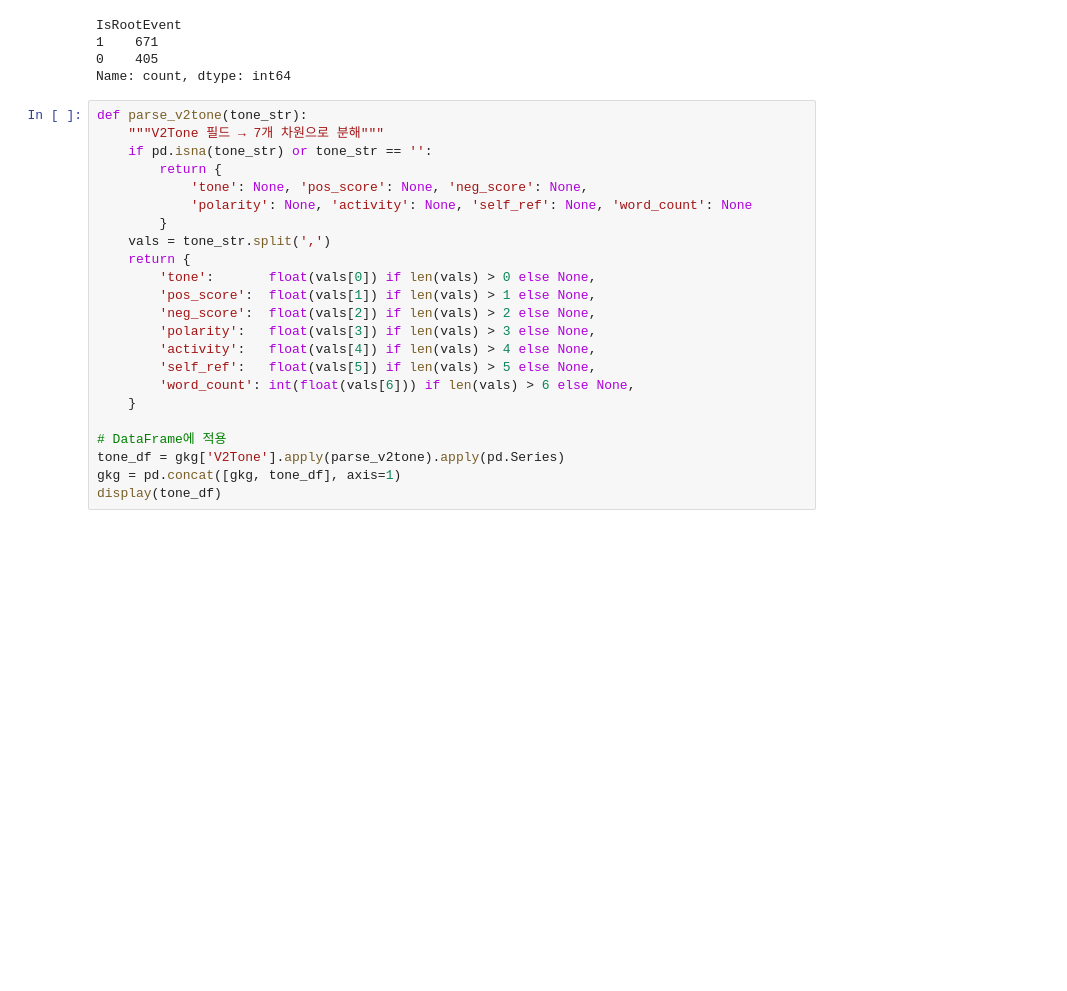
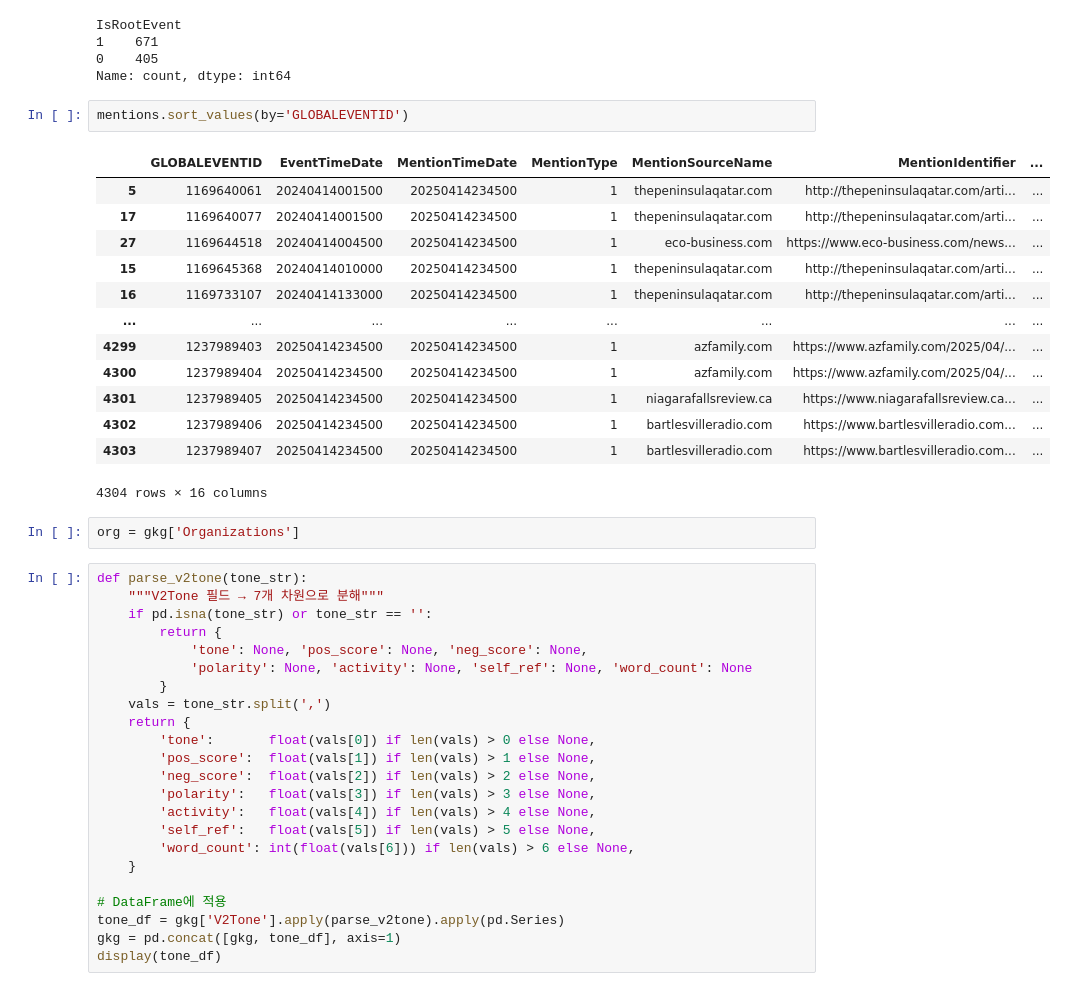
Before and after one commit to sybeom528/finance_project, a Jupyter notebook: 김윤서/news_data.ipynb, the cells around one changed output. Drawn from its saved outputs; the diff is of its cells as text; blank space fills up the shorter version.

```diff
--- a/김윤서/news_data.ipynb
+++ b/김윤서/news_data.ipynb
@@ -422,6 +419,24 @@ IsRootEvent
 1    671
 0    405
 Name: count, dtype: int64
+# %%
+mentions.sort_values(by='GLOBALEVENTID')
+# %% [output]
+|  | GLOBALEVENTID | EventTimeDate | MentionTimeDate | MentionType | MentionSourceName | MentionIdentifier | ... |
+| 5 | 1169640061 | 20240414001500 | 20250414234500 | 1 | thepeninsulaqatar.com | http://thepeninsulaqatar.com/arti... | ... |
+| 17 | 1169640077 | 20240414001500 | 20250414234500 | 1 | thepeninsulaqatar.com | http://thepeninsulaqatar.com/arti... | ... |
+| 27 | 1169644518 | 20240414004500 | 20250414234500 | 1 | eco-business.com | https://www.eco-business.com/news... | ... |
+| 15 | 1169645368 | 20240414010000 | 20250414234500 | 1 | thepeninsulaqatar.com | http://thepeninsulaqatar.com/arti... | ... |
+| 16 | 1169733107 | 20240414133000 | 20250414234500 | 1 | thepeninsulaqatar.com | http://thepeninsulaqatar.com/arti... | ... |
+| ... | ... | ... | ... | ... | ... | ... | ... |
+| 4299 | 1237989403 | 20250414234500 | 20250414234500 | 1 | azfamily.com | https://www.azfamily.com/2025/04/... | ... |
+| 4300 | 1237989404 | 20250414234500 | 20250414234500 | 1 | azfamily.com | https://www.azfamily.com/2025/04/... | ... |
+| 4301 | 1237989405 | 20250414234500 | 20250414234500 | 1 | niagarafallsreview.ca | https://www.niagarafallsreview.ca... | ... |
+| 4302 | 1237989406 | 20250414234500 | 20250414234500 | 1 | bartlesvilleradio.com | https://www.bartlesvilleradio.com... | ... |
+| 4303 | 1237989407 | 20250414234500 | 20250414234500 | 1 | bartlesvilleradio.com | https://www.bartlesvilleradio.com... | ... |
+4304 rows × 16 columns
+# %%
+org = gkg['Organizations']
 # %%
 def parse_v2tone(tone_str):
     """V2Tone 필드 → 7개 차원으로 분해"""
```
Also changed, not shown: parts of 3 cells of this notebook, 5 other files.
